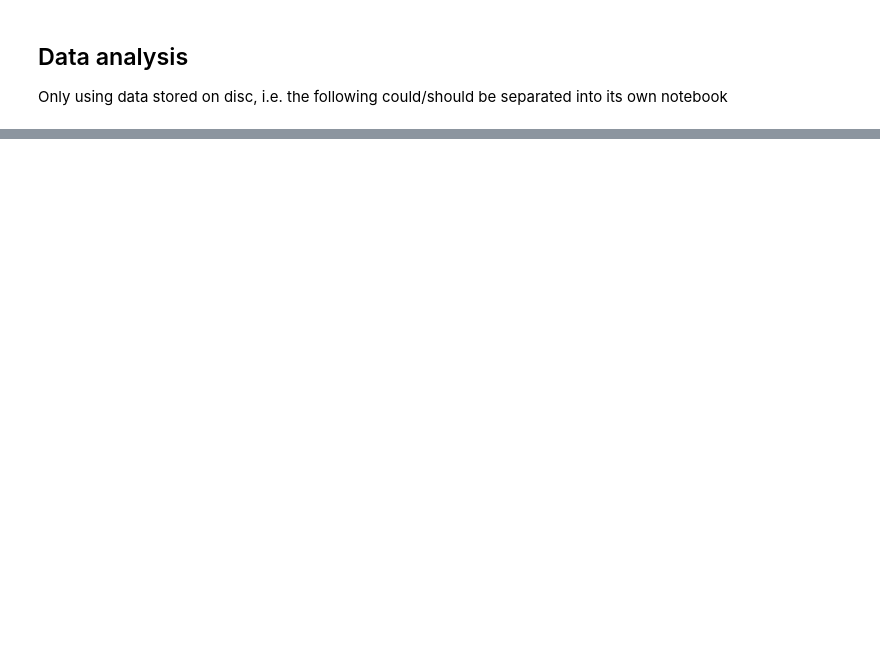
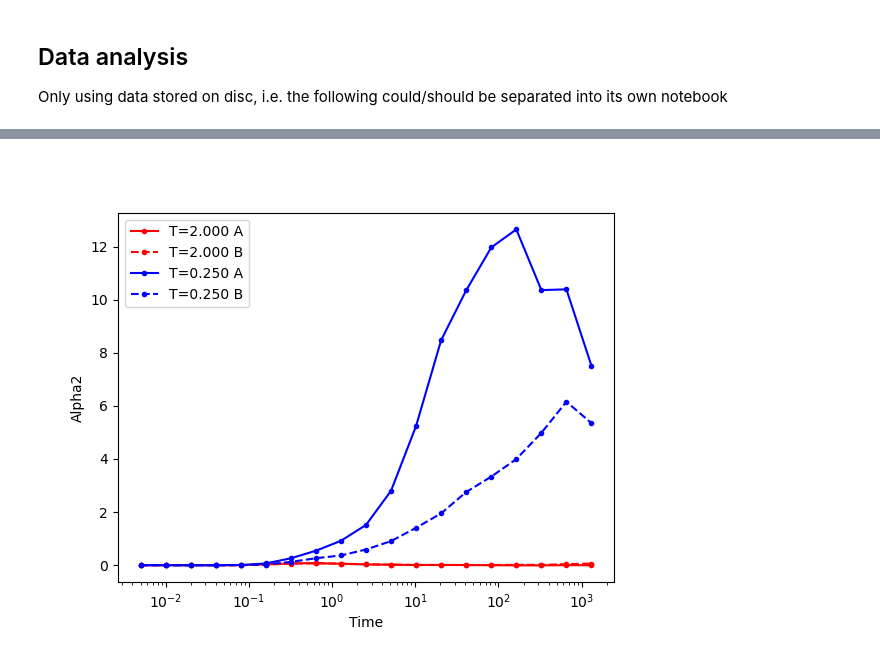
Before and after one commit to jklust/gamdpy, a Jupyter notebook: examples/LJoutput.ipynb, the cells around one changed output, grey strips where cells are left out. Cells and saved outputs as stored; diff of their text form; code cells hidden in the pictures; blank space fills up the shorter version.

```diff
--- a/examples/LJoutput.ipynb
+++ b/examples/LJoutput.ipynb
@@ -237,7 +275,7 @@ w1 = widgets.interactive(set_color_range, choice=attribute_dropdown)
 %%time
 
 # Scale to desired density
-target_density = 0.60
+target_density = 0.65
 c1.copy_to_host()
 current_density = c1.N/np.prod(c1.simbox.data)
 scale_factor = (current_density/target_density)**(1/3)
@@ -527,0 +619,14 @@ plt.show()
+# %%
+plt.figure()
+plt.semilogx(dyn_high['times'], dyn_high['alpha2'][:,0], 'r.-', label=f'T={Thigh:.3f} A')
+if num_types>0:
+    plt.semilogx(dyn_high['times'], dyn_high['alpha2'][:,1], 'r.--', label=f'T={Thigh:.3f} B')
+plt.semilogx(dyn_low['times'], dyn_low['alpha2'][:,0], 'b.-', label=f'T={Tlow:.3f} A')
+if num_types>0:
+    plt.semilogx(dyn_low['times'], dyn_low['alpha2'][:,1], 'b.--', label=f'T={Tlow:.3f} B')
+plt.xlabel('Time')
+plt.ylabel('Alpha2')
+plt.legend()
+plt.show()
+# %% [output]
+[figure, added]
```
Also changed, not shown: parts of 33 cells of this notebook, 4 other files.
